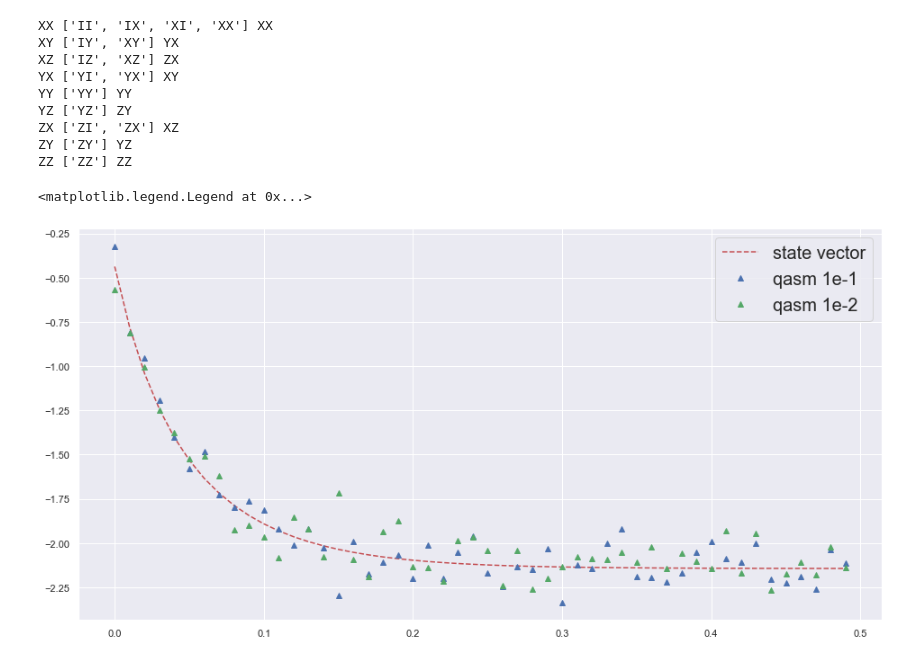
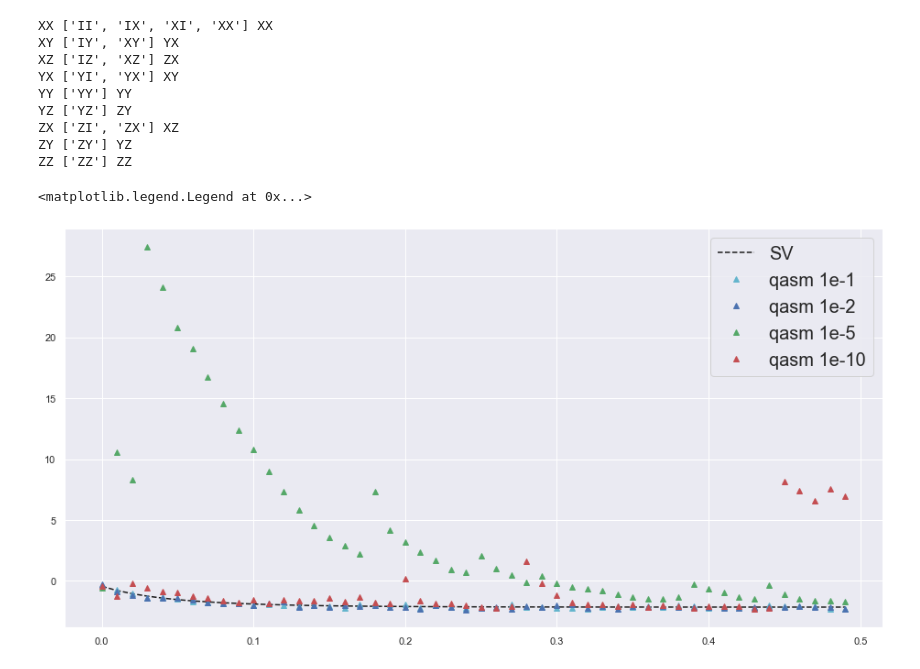
Before and after one commit to aemccoy/GrayCode-QubitEncoding, a Jupyter notebook: notebooks/QITE-SV.ipynb, the cells around one changed output. Cells and saved outputs as stored; diff of their text form; code cells hidden in the pictures.

```diff
--- a/notebooks/QITE-SV.ipynb
+++ b/notebooks/QITE-SV.ipynb
@@ -418,7 +422,7 @@ ZX ['ZI', 'ZX'] XZ
 ZY ['ZY'] YZ
 ZZ ['ZZ'] ZZ
 # %%
-def A_pauli_operator(S_pauli_terms,b_pauli_terms,expectation_values,energy,A_threshold):
+def A_pauli_operator(sigmas,S_pauli_terms,b_pauli_terms,expectation_values,energy,A_threshold):
 
     ## compute normalization coef C=1-2*E*delta_times
     ## Using TM approx: 1/sqrt(C) approx 1-E*delta_time
@@ -481,6 +485,7 @@ def run_qite_experiment(H,num_iterations,delta_time,backend,initialization,A_thr
     """
 
     n_qubits=H.N_qubits
+#     print("num qubits",n_qubits)
     n_shots=10000 ## Set to allowed number of shots at IBMQ
 
     ## Get list of sigmas (all pauli terms with odd number Y gates)
@@ -504,6 +509,7 @@ def run_qite_experiment(H,num_iterations,delta_time,backend,initialization,A_thr
     Energies=np.zeros(num_iterations)
 
     ## for each time step, run circuit and compute A for the next time step
+#     for t in tqdm(range(num_iterations)):
     for t in range(num_iterations):
     #     print("")
         expectation_values={}
@@ -534,10 +540,11 @@ def run_qite_experiment(H,num_iterations,delta_time,backend,initialization,A_thr
             Energies[t]+=H_pauli[key]*expectation_values[key]
 
         ## Compute A
-        A_set.append(A_pauli_operator(S_pauli_terms,b_pauli_terms,expectation_values,Energies[t],A_threshold))
+        A_set.append(A_pauli_operator(sigmas,S_pauli_terms,b_pauli_terms,expectation_values,Energies[t],A_threshold))
 
         if isinstance(cstep,int):
             if t%cstep==0:
+                identity_string="I"*n_qubits
                 A_combine=WeightedPauliOperator([(0.0,Pauli.from_label(identity_string))])
                 for A in A_set:
                     A_combine+=A
@@ -545,8 +552,6 @@ def run_qite_experiment(H,num_iterations,delta_time,backend,initialization,A_thr
 
     return Energies
 # %%
-from scipy.linalg import lstsq
-import scipy as sp
 #####################################
 # Prepare and run the evolution circuit
 #####################################
@@ -564,18 +569,18 @@ H = DenseEncodingHamiltonian(N_states=2**n_qubits,qiskit_order=False)
 backend = 'statevector_simulator'
 sv_energies=run_qite_experiment(H,num_iterations,delta_time,backend,initialization,A_threshold=1e-10)
 
-for threshold in [1,1e-1,1e-2]:
+for threshold in [1e-1,1e-2,1e-5,1e-10]:
     backend = 'qasm_simulator'
     Energies=run_qite_experiment(H,num_iterations,delta_time,backend,initialization,A_threshold=threshold)
     Energy_table.append(Energies)
 # %%
-# num_iterations=100
-# delta_time=0.01
 time=[delta_time*t for t in range(num_iterations)]
-plt.plot(time,sv_energies,'r--',label="state vector")
-plt.plot(time,Energy_table[1],'b^',label="qasm 1e-1")
-plt.plot(time,Energy_table[2],'g^',label="qasm 1e-2")
+plt.plot(time,sv_energies,'k--',label="SV")
+plt.plot(time,Energy_table[0],'c^',label="qasm 1e-1")
+plt.plot(time,Energy_table[1],'b^',label="qasm 1e-2")
+plt.plot(time,Energy_table[2],'g^',label="qasm 1e-5")
+plt.plot(time,Energy_table[3],'r^',label="qasm 1e-10")
 plt.legend(prop={'size': 20})
 # %% [output]
 <matplotlib.legend.Legend at 0x...>
-[figure, old version]
+[figure, new version]
```
Also changed, not shown: parts of 22 cells of this notebook.
